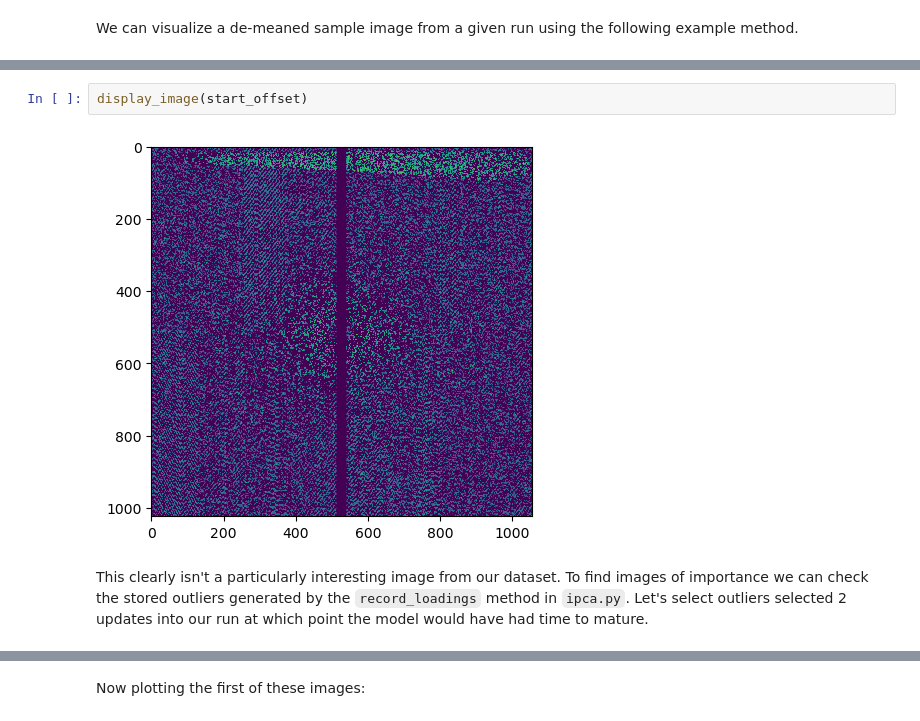
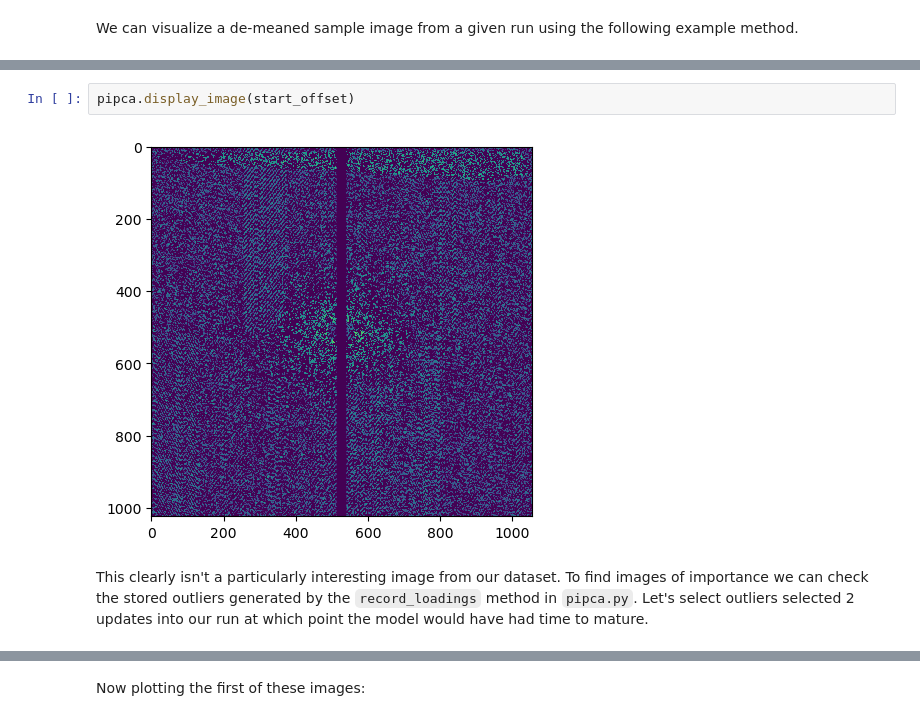
Before and after one commit to slac-lcls/btx, a Jupyter notebook: tutorial/notebooks/demo.ipynb, the cells around one changed output, grey strips where cells are left out. Saved outputs shown, nothing was run; the diff lists cells and outputs as text.

```diff
--- a/tutorial/notebooks/demo.ipynb
+++ b/tutorial/notebooks/demo.ipynb
@@ -84,7 +63,7 @@ def display_image(idx):
-# %%
-display_image(start_offset)
-# %% [output]
-[figure, removed]
+# %%
+pipca.display_image(start_offset)
+# %% [output]
+[figure, added]
 # %% [markdown]
-This clearly isn't a particularly interesting image from our dataset. To find images of importance we can check the stored outliers generated by the `record_loadings` method in `ipca.py`. Let's select outliers selected 2 updates into our run at which point the model would have had time to mature.
+This clearly isn't a particularly interesting image from our dataset. To find images of importance we can check the stored outliers generated by the `record_loadings` method in `pipca.py`. Let's select outliers selected 2 updates into our run at which point the model would have had time to mature.
 # %%
```
Also changed, not shown: parts of 12 cells of this notebook.
